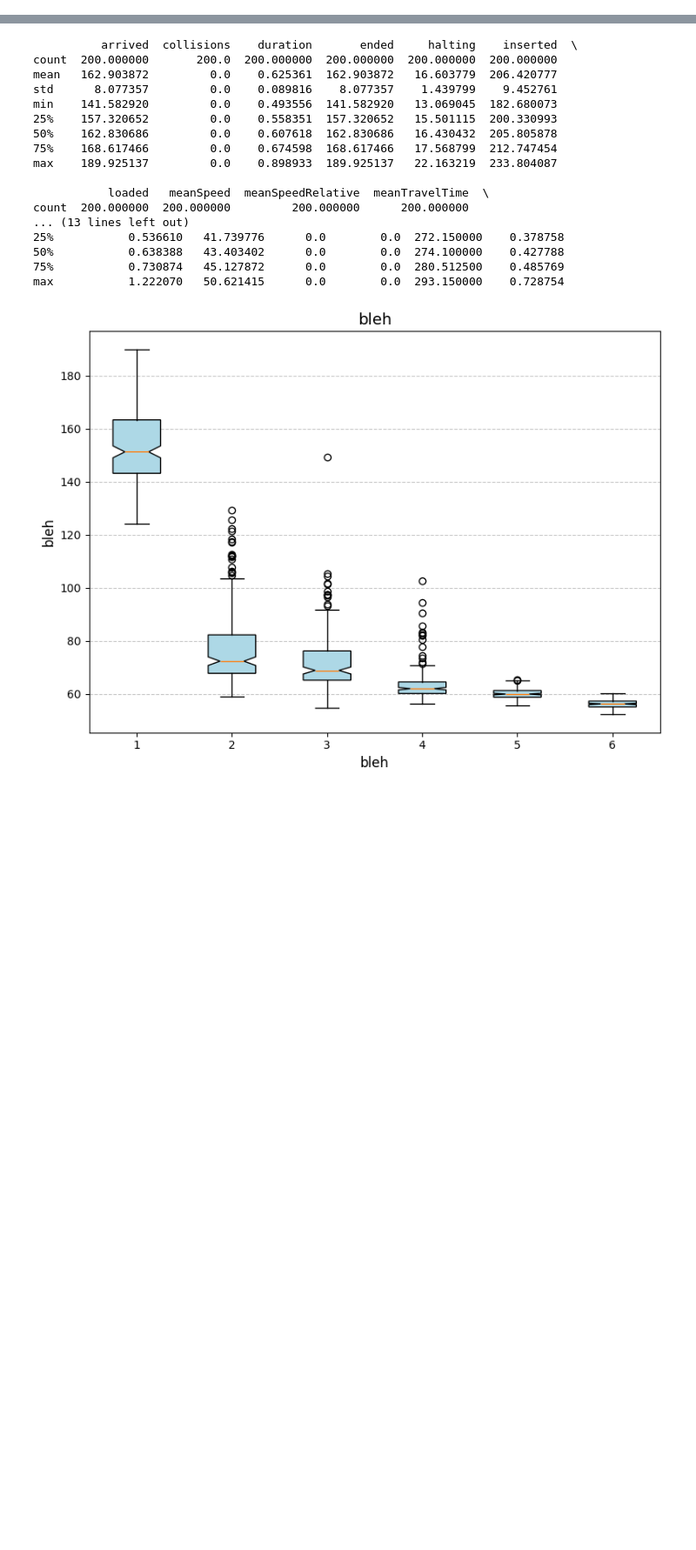
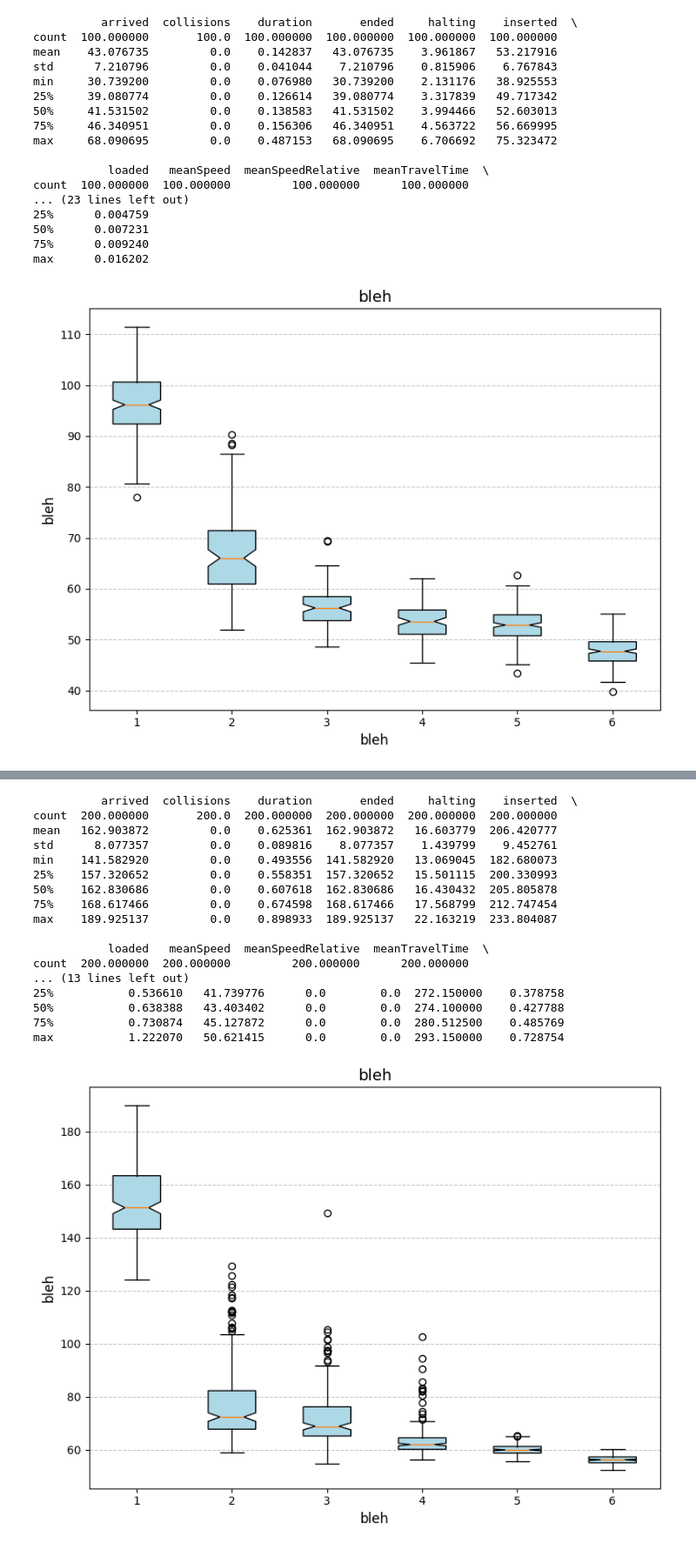
Before and after one commit to Boomehx/trafficMISBP, a Jupyter notebook: graphs.ipynb, the cells around one changed output, grey strips where cells are left out. Shown at 87% size. Cells and saved outputs as stored; diff of their text form; code cells hidden in the pictures; blank space fills up the shorter version.

```diff
--- a/graphs.ipynb
+++ b/graphs.ipynb
@@ -71 +47,28 @@ max           0.341446  124.278412      0.0        0.0  603.150000   0.121658
+# %%
+csv0 = r"C:\Users\bobbi\Documents\YEAR 3\sumo3\results\ST2\outputST2.csv"
+csv1 = r"C:\Users\bobbi\Documents\YEAR 3\sumo3\results\LOW75\outputLOW75.csv"
+csv2 = r"C:\Users\bobbi\Documents\YEAR 3\sumo3\results\LOW50\outputLOW50.csv"
+csv3 = r"C:\Users\bobbi\Documents\YEAR 3\sumo3\results\LOW25\outputLOW25.csv"
+csv4 = r"C:\Users\bobbi\Documents\YEAR 3\sumo3\results\C6E30LSBP2\outputSBP2.csv"
+csv5 = r"C:\Users\bobbi\Documents\YEAR 3\sumo3\results\C6E30LMIS2\outputMIS2.csv"
+create_box_plot(csv0, csv1, csv2, csv3, csv4, csv5, "meanTravelTime", "bleh",  "bleh", "bleh")
+# %% [output]
+          arrived  collisions    duration       ended     halting    inserted  \
+count  100.000000       100.0  100.000000  100.000000  100.000000  100.000000
+mean    43.076735         0.0    0.142837   43.076735    3.961867   53.217916
+std      7.210796         0.0    0.041044    7.210796    0.815906    6.767843
+min     30.739200         0.0    0.076980   30.739200    2.131176   38.925553
+25%     39.080774         0.0    0.126614   39.080774    3.317839   49.717342
+50%     41.531502         0.0    0.138583   41.531502    3.994466   52.603013
+75%     46.340951         0.0    0.156306   46.340951    4.563722   56.669995
+max     68.090695         0.0    0.487153   68.090695    6.706692   75.323472
+
+           loaded   meanSpeed  meanSpeedRelative  meanTravelTime  \
+count  100.000000  100.000000         100.000000      100.000000
+... (23 lines left out)
+25%      0.004759
+50%      0.007231
+75%      0.009240
+max      0.016202
+[figure, added]
 # %%
```
Also changed, not shown: parts of 6 cells of this notebook, 9 other files.
